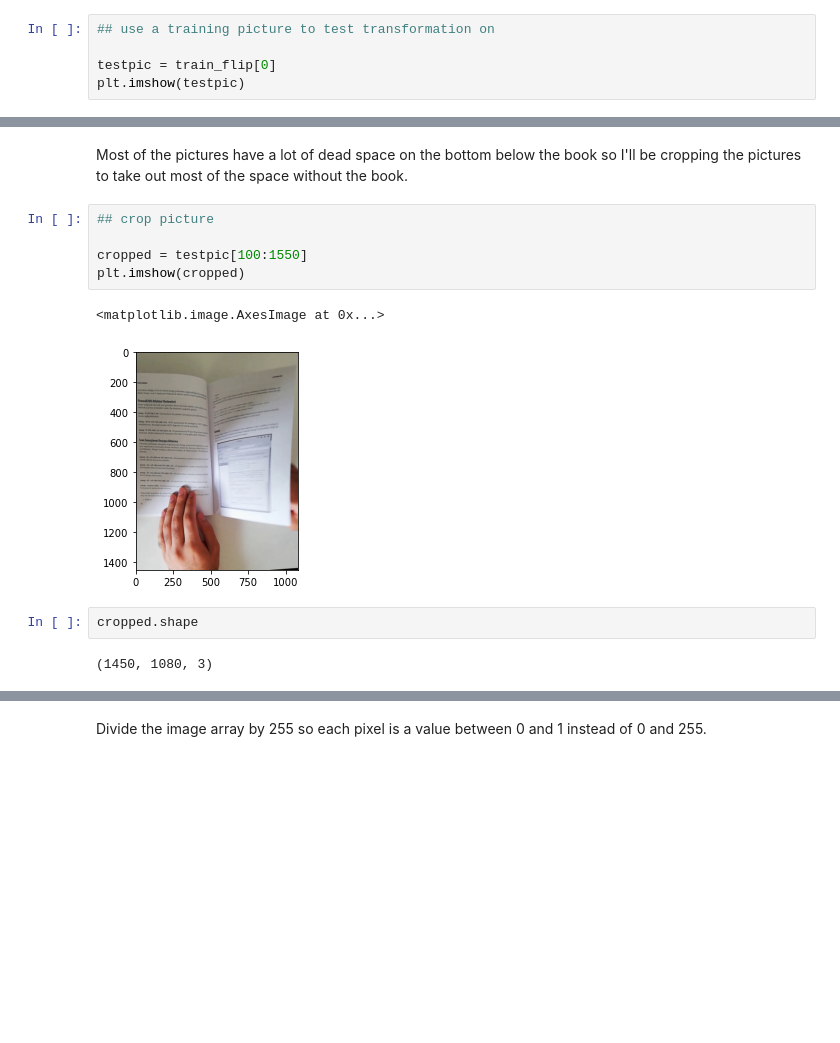
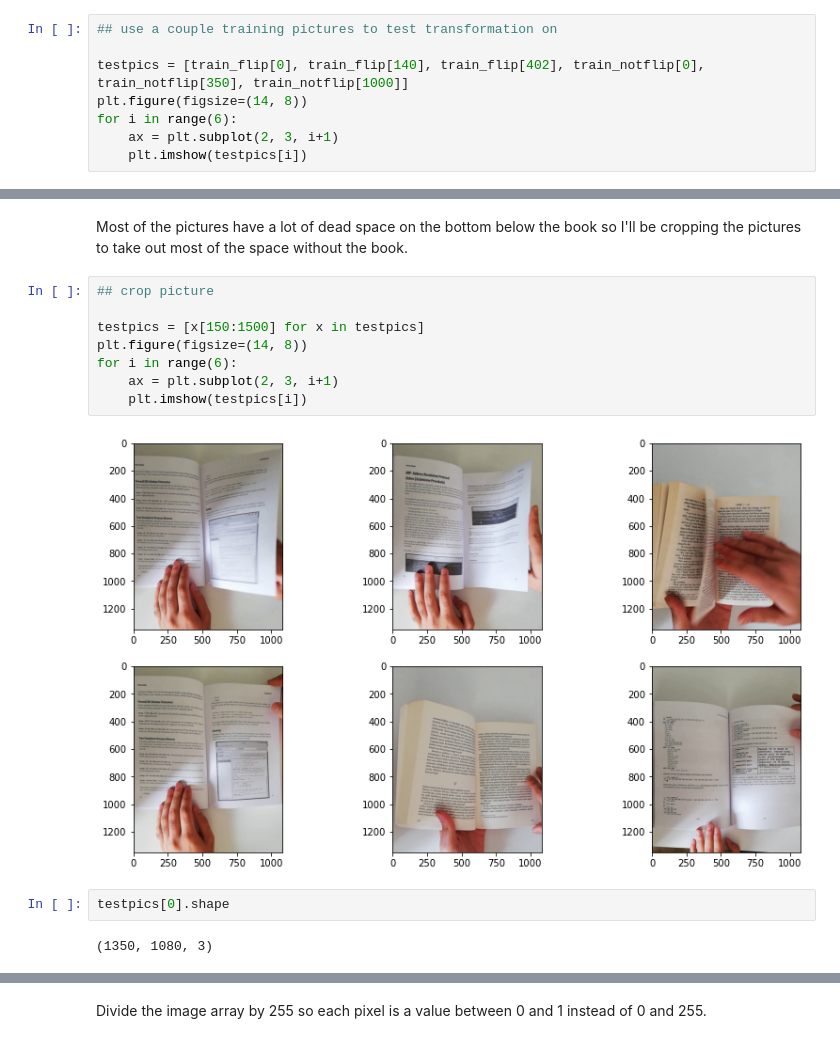
Before and after one commit to c-woo/MonReader, a Jupyter notebook: Untitled.ipynb, the cells around one changed output, grey strips where cells are left out. Cells and saved outputs as stored; diff of their text form; blank space fills up the shorter version.

```diff
--- a/Untitled.ipynb
+++ b/Untitled.ipynb
@@ -62,8 +62,11 @@ for img in os.listdir(test_nf):
 # %% [markdown]
 I'll be doing image augmentation on one picture before applying the transformations to the training set.
 # %%
-## use a training picture to test transformation on
+## use a couple training pictures to test transformation on
 
-testpic = train_flip[0]
-plt.imshow(testpic)
+testpics = [train_flip[0], train_flip[140], train_flip[402], train_notflip[0], train_notflip[350], train_notflip[1000]]
+plt.figure(figsize=(14, 8))
+for i in range(6):
+    ax = plt.subplot(2, 3, i+1)
+    plt.imshow(testpics[i])
 # %% [output]
@@ -78,15 +80,17 @@ Most of the pictures have a lot of dead space on the bottom below the book so I'
 # %%
 ## crop picture
 
-cropped = testpic[100:1550]
-plt.imshow(cropped)
+testpics = [x[150:1500] for x in testpics]
+plt.figure(figsize=(14, 8))
+for i in range(6):
+    ax = plt.subplot(2, 3, i+1)
+    plt.imshow(testpics[i])
 # %% [output]
-<matplotlib.image.AxesImage at 0x...>
-[figure, old version]
+[figure, new version]
 # %%
-cropped.shape
+testpics[0].shape
 # %% [output]
-(1450, 1080, 3)
+(1350, 1080, 3)
 # %%
 ## checking the array
 
```
Also changed, not shown: parts of 41 cells of this notebook.
